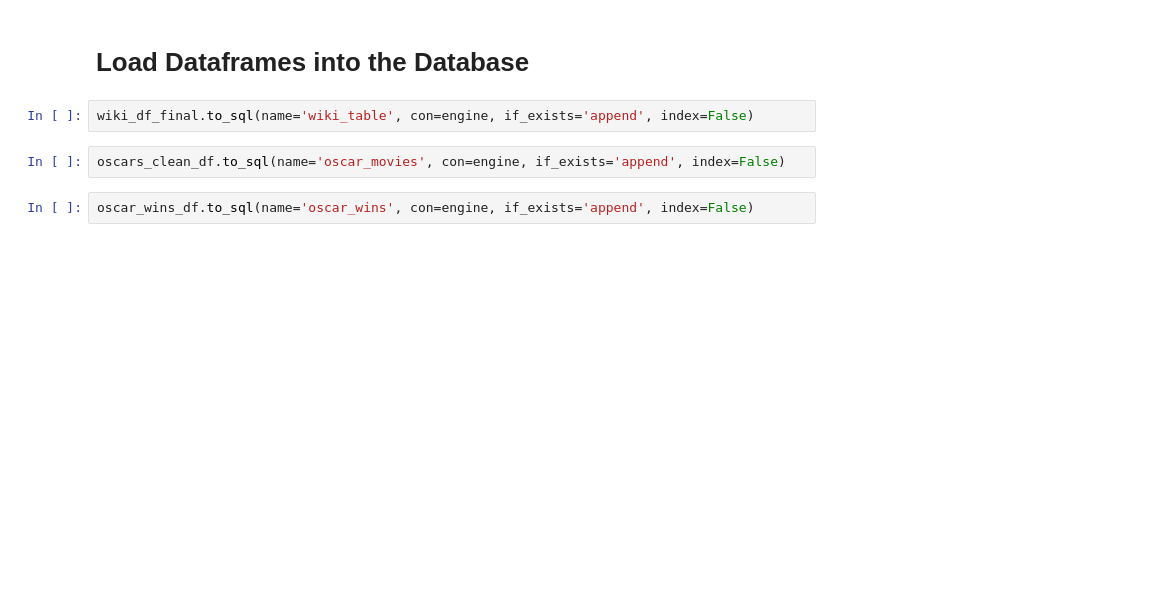
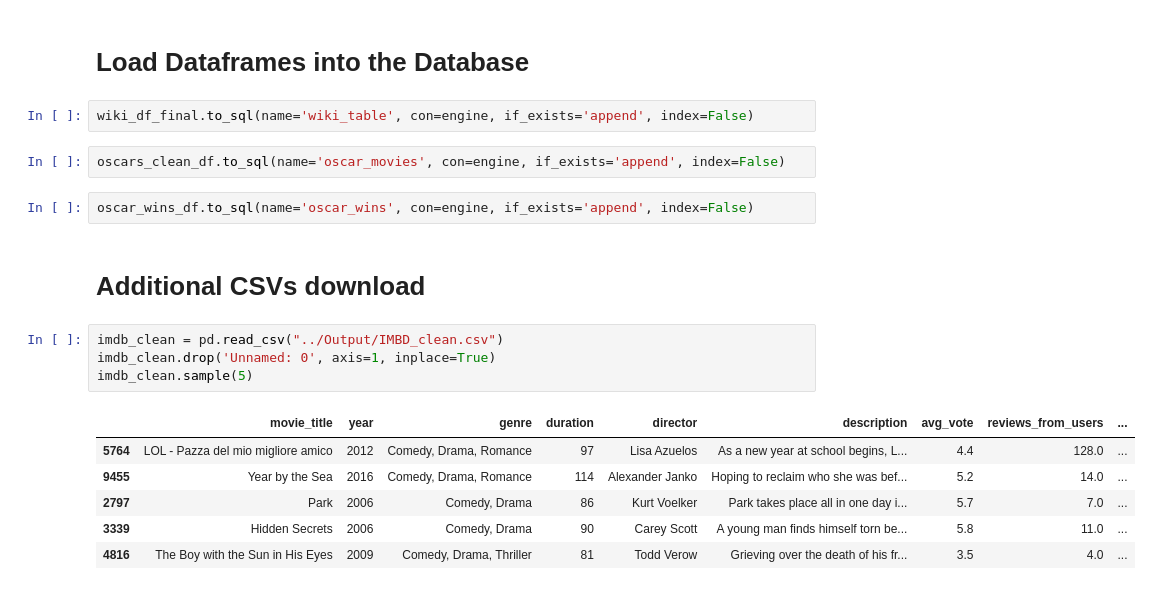
Before and after one commit to nadiarichards/ETL-Project, a Jupyter notebook: Nadia/Nadias_ETL_notebook.ipynb, the cells around one changed output. Saved outputs shown, nothing was run; the diff lists cells and outputs as text; blank space fills up the shorter version.

```diff
--- a/Nadia/Nadias_ETL_notebook.ipynb
+++ b/Nadia/Nadias_ETL_notebook.ipynb
@@ -294,3 +294,16 @@ wiki_df_final.to_sql(name='wiki_table', con=engine, if_exists='append', index=Fa
 oscars_clean_df.to_sql(name='oscar_movies', con=engine, if_exists='append', index=False)
 # %%
 oscar_wins_df.to_sql(name='oscar_wins', con=engine, if_exists='append', index=False)
+# %% [markdown]
+# Additional CSVs download
+# %%
+imdb_clean = pd.read_csv("../Output/IMBD_clean.csv")
+imdb_clean.drop('Unnamed: 0', axis=1, inplace=True)
+imdb_clean.sample(5)
+# %% [output]
+|  | movie_title | year | genre | duration | director | description | avg_vote | reviews_from_users | ... |
+| 5764 | LOL - Pazza del mio migliore amico | 2012 | Comedy, Drama, Romance | 97 | Lisa Azuelos | As a new year at school begins, L... | 4.4 | 128.0 | ... |
+| 9455 | Year by the Sea | 2016 | Comedy, Drama, Romance | 114 | Alexander Janko | Hoping to reclaim who she was bef... | 5.2 | 14.0 | ... |
+| 2797 | Park | 2006 | Comedy, Drama | 86 | Kurt Voelker | Park takes place all in one day i... | 5.7 | 7.0 | ... |
+| 3339 | Hidden Secrets | 2006 | Comedy, Drama | 90 | Carey Scott | A young man finds himself torn be... | 5.8 | 11.0 | ... |
+| 4816 | The Boy with the Sun in His Eyes | 2009 | Comedy, Drama, Thriller | 81 | Todd Verow | Grieving over the death of his fr... | 3.5 | 4.0 | ... |
```
Also changed, not shown: parts of 6 cells of this notebook, 2 other files.
